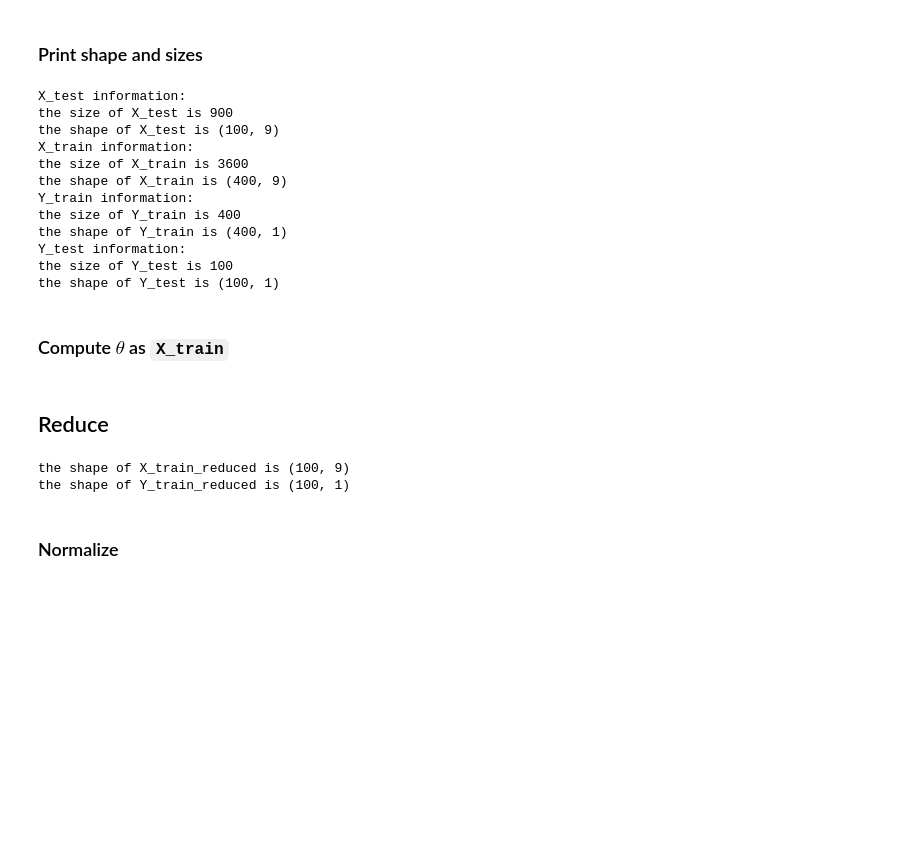
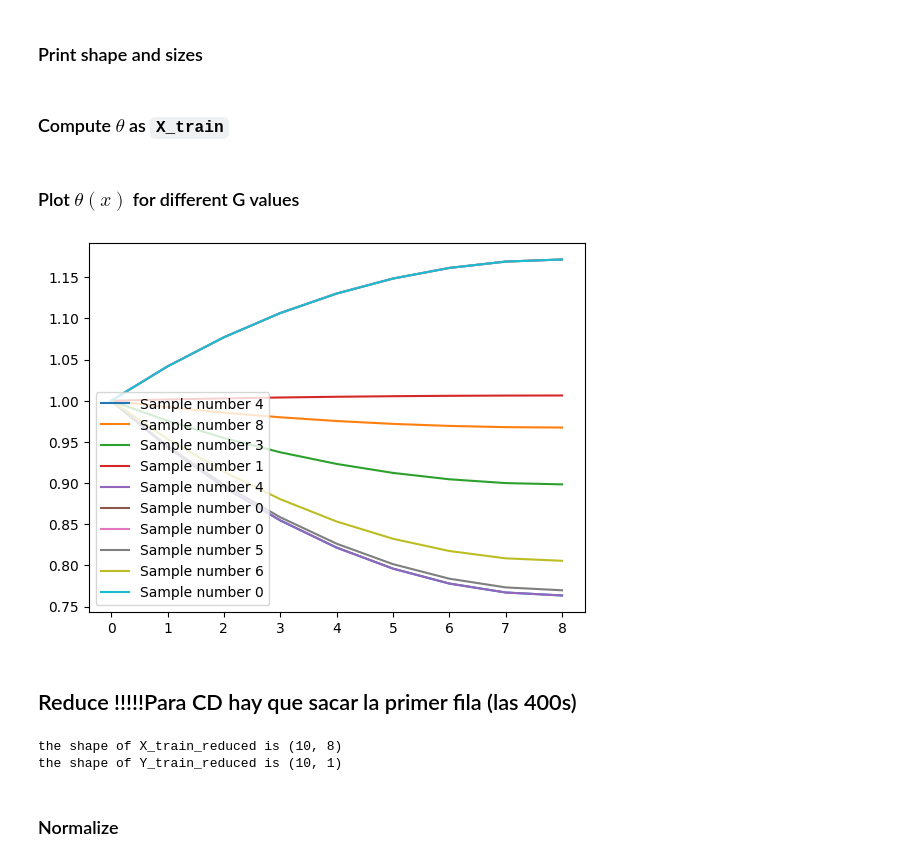
Before and after one commit to mvanzulli/Heat_Transfer_PINN, a Jupyter notebook: playground/Untitled.ipynb, the cells around one changed output. Cells and saved outputs as stored; diff of their text form; code cells hidden in the pictures; blank space fills up the shorter version.

```diff
--- a/playground/Untitled.ipynb
+++ b/playground/Untitled.ipynb
@@ -10,6 +30,6 @@ $$ \frac{\partial }{\partial x*} \left(  ( 1 + \epsilon_c \theta )  \frac{\parti
 T_inf = 27 + 273 #in K
 T_b = 127 + 273 #in K
 # %%
-NUM_DATA_TRAINING = 100
+NUM_DATA_TRAINING = 10
 # %%
 import torch
@@ -46,50 +72,51 @@ Y = df_T.to_numpy()
 num_col_X = X_train.shape[1]
 num_col_Y = Y_train.shape[1]
 
-print("X_test information:")
-print("the size of X_test is", X_test.size)
-print("the shape of X_test is", X_test.shape)
+# print("X_test information:")
+# print("the size of X_test is", X_test.size)
+# print("the shape of X_test is", X_test.shape)
 
-print("X_train information:")
-print("the size of X_train is", X_train.size)
-print("the shape of X_train is", X_train.shape)
+# print("X_train information:")
+# print("the size of X_train is", X_train.size)
+# print("the shape of X_train is", X_train.shape)
 
-print("Y_train information:")
-print("the size of Y_train is", Y_train.size)
-print("the shape of Y_train is", Y_train.shape)
+# print("Y_train information:")
+# print("the size of Y_train is", Y_train.size)
+# print("the shape of Y_train is", Y_train.shape)
 
-print("Y_test information:")
-print("the size of Y_test is", Y_test.size)
-print("the shape of Y_test is", Y_test.shape)
+# print("Y_test information:")
+# print("the size of Y_test is", Y_test.size)
+# print("the shape of Y_test is", Y_test.shape)
-# %% [output]
-X_test information:
-the size of X_test is 900
-the shape of X_test is (100, 9)
-X_train information:
-the size of X_train is 3600
-the shape of X_train is (400, 9)
-Y_train information:
-the size of Y_train is 400
-the shape of Y_train is (400, 1)
-Y_test information:
-the size of Y_test is 100
-the shape of Y_test is (100, 1)
 # %% [markdown]
 ### Compute $\theta$ as `X_train`
 # %%
 X_train = np.multiply(np.add(X_train, [-T_inf]), [1/(T_b - T_inf)])
 X_test = np.multiply(np.add(X_test, [-T_inf]), [1/(T_b - T_inf)])
+# %% [markdown]
+   ### Plot $\theta(x)$ for different G values
+# %%
+num_plots = 10
+for i in range(num_plots):
+  picked = np.random.randint(0, NUM_DATA_TRAINING-1)
+  label =  'Sample number {}'.format(picked)
+  plt.plot(X_train[picked,:],label=label)
+
+plt.legend(loc = 'lower left')
+# plt.title("Vanishing gradient")
+plt.show()
+# %% [output]
+[figure, new version]
 # %% [markdown]
-## Reduce
+## Reduce !!!!!Para CD hay que sacar la primer fila (las 400s)
 # %%
-X_train_reduced = X_train[:NUM_DATA_TRAINING]
+X_train_reduced = X_train[:NUM_DATA_TRAINING,1:]
 print("the shape of X_train_reduced is", X_train_reduced.shape)
 
 Y_train_reduced = Y_train[:NUM_DATA_TRAINING]
 print("the shape of Y_train_reduced is", Y_train_reduced.shape)
 # %% [output]
-the shape of X_train_reduced is (100, 9)
-the shape of Y_train_reduced is (100, 1)
+the shape of X_train_reduced is (10, 8)
+the shape of Y_train_reduced is (10, 1)
 # %% [markdown]
 ### Normalize
 # %%
```
Also changed, not shown: parts of 12 cells of this notebook, 1 other file.
